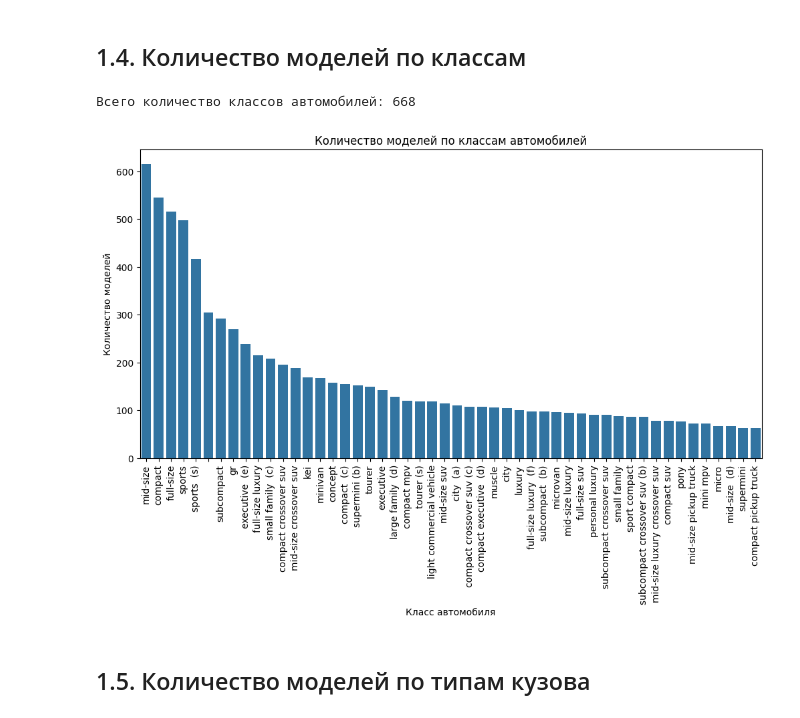
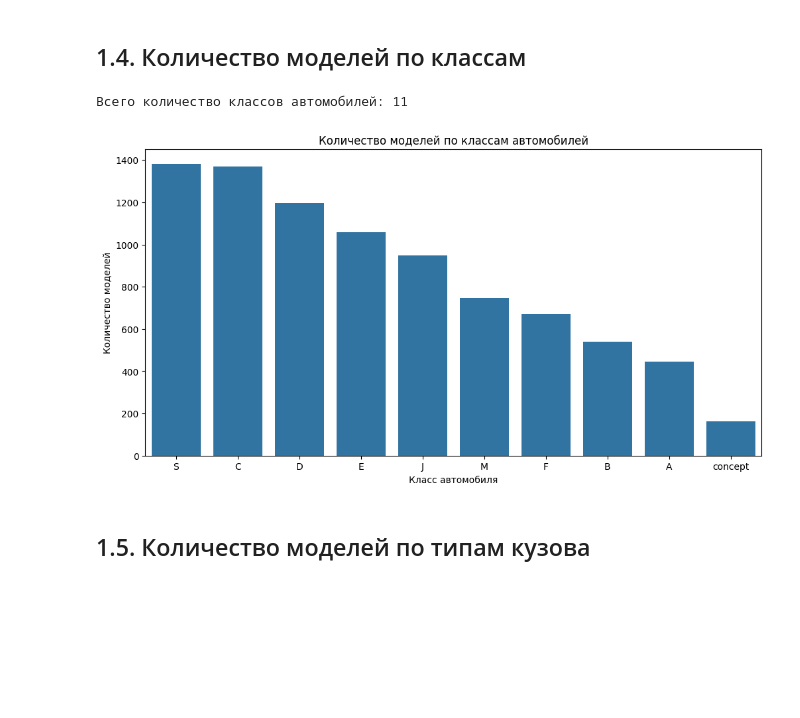
Before and after one commit to AntonS86/wiki-scraper, a Jupyter notebook: notebooks/data_exploration.ipynb, the cells around one changed output. Saved outputs shown, nothing was run; the diff lists cells and outputs as text; code cells hidden in the pictures; blank space fills up the shorter version.

```diff
--- a/notebooks/data_exploration.ipynb
+++ b/notebooks/data_exploration.ipynb
@@ -61,31 +61,31 @@ plt.show()
 # %%
 with sqlite3.connect(db_path) as conn:
   df = pd.read_sql("SELECT vehicle_class FROM vehicles", conn)
 
 # Убираем NaN (если есть)
 df = df.dropna()
 
 # Разбиваем vehicle_class по `;` и преобразуем в длинный список
-all_classes = df['vehicle_class'].str.replace('car', '').str.split(';').explode().str.strip()
+all_classes = df['vehicle_class'].str.split(';').explode().str.strip()
 
 # Считаем, сколько раз встречается каждый класс
 class_counts = all_classes.value_counts()
 print(f"Всего количество классов автомобилей: {len(class_counts.index)}")
 
 # Только 10 самых частых классов
-top_classes = class_counts.head(50)
+top_classes = class_counts.head(10)
 
 # Визуализация
 plt.figure(figsize=(12, 6))
 sns.barplot(x=top_classes.index, y=top_classes.values)
-plt.xticks(rotation=90)  # Поворачиваем подписи, если их много
+plt.xticks(rotation=0)  # Поворачиваем подписи, если их много
 plt.xlabel("Класс автомобиля")
 plt.ylabel("Количество моделей")
 plt.title("Количество моделей по классам автомобилей")
 plt.show()
 # %% [output]
-Всего количество классов автомобилей: 668
+Всего количество классов автомобилей: 11
-[figure, old version]
+[figure, new version]
 # %% [markdown]
 ## 1.5. Количество моделей по типам кузова
 # %%
```
Also changed, not shown: parts of 23 cells of this notebook.
